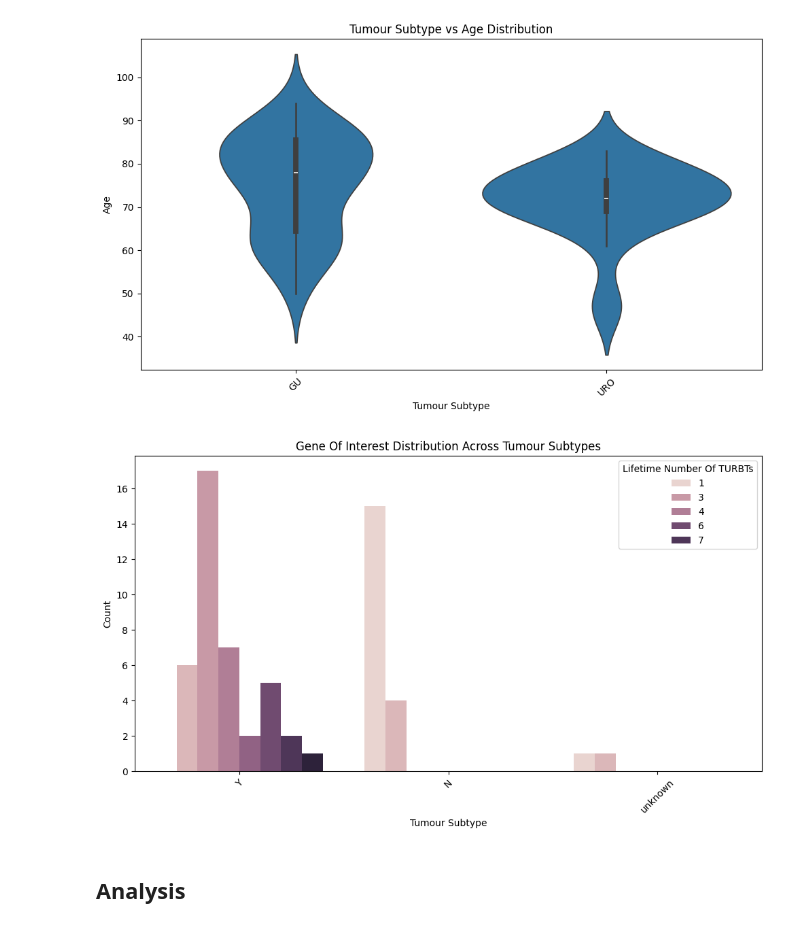
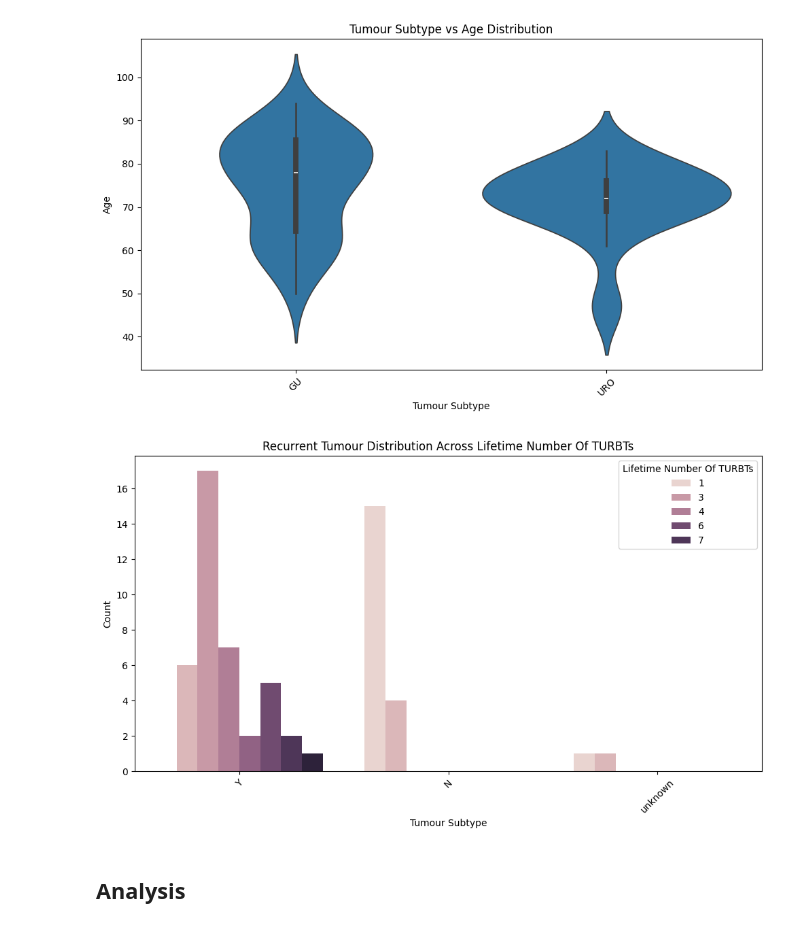
Before and after one commit to sophiasiliu/data-module, a Jupyter notebook: module_plan.ipynb, the cells around one changed output. Saved outputs shown, nothing was run; the diff lists cells and outputs as text; code cells hidden in the pictures.

```diff
--- a/module_plan.ipynb
+++ b/module_plan.ipynb
@@ -208,22 +208,22 @@ plt.show()
 # %%
 #tumour subtype vs gene of interest
 plt.figure(figsize=(10, 6))
 
 sns.countplot(
     data=df,
     x="Recurrent Tumors",
     hue="Lifetime Number Of TURBTs"
 )
 
 
-plt.title("Gene Of Interest Distribution Across Tumour Subtypes")
+plt.title("Recurrent Tumour Distribution Across Lifetime Number Of TURBTs")
 plt.xlabel("Tumour Subtype")
 plt.ylabel("Count")
 plt.xticks(rotation=45)
 
 plt.tight_layout()
 plt.show()
 # %% [output]
-[figure, old version]
+[figure, new version]
 # %% [markdown]
 ## Analysis
```
Also changed, not shown: parts of 6 cells of this notebook.
